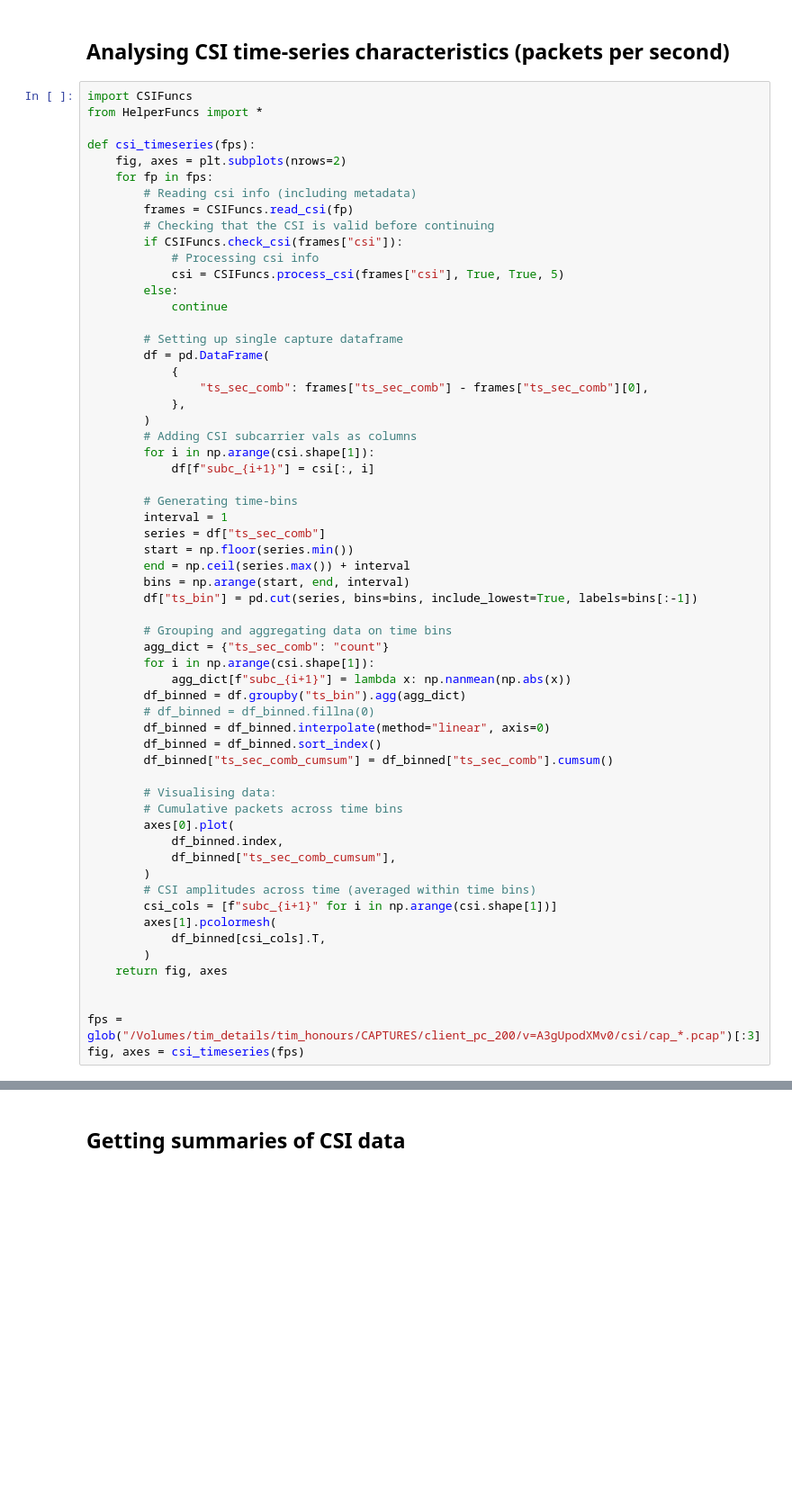
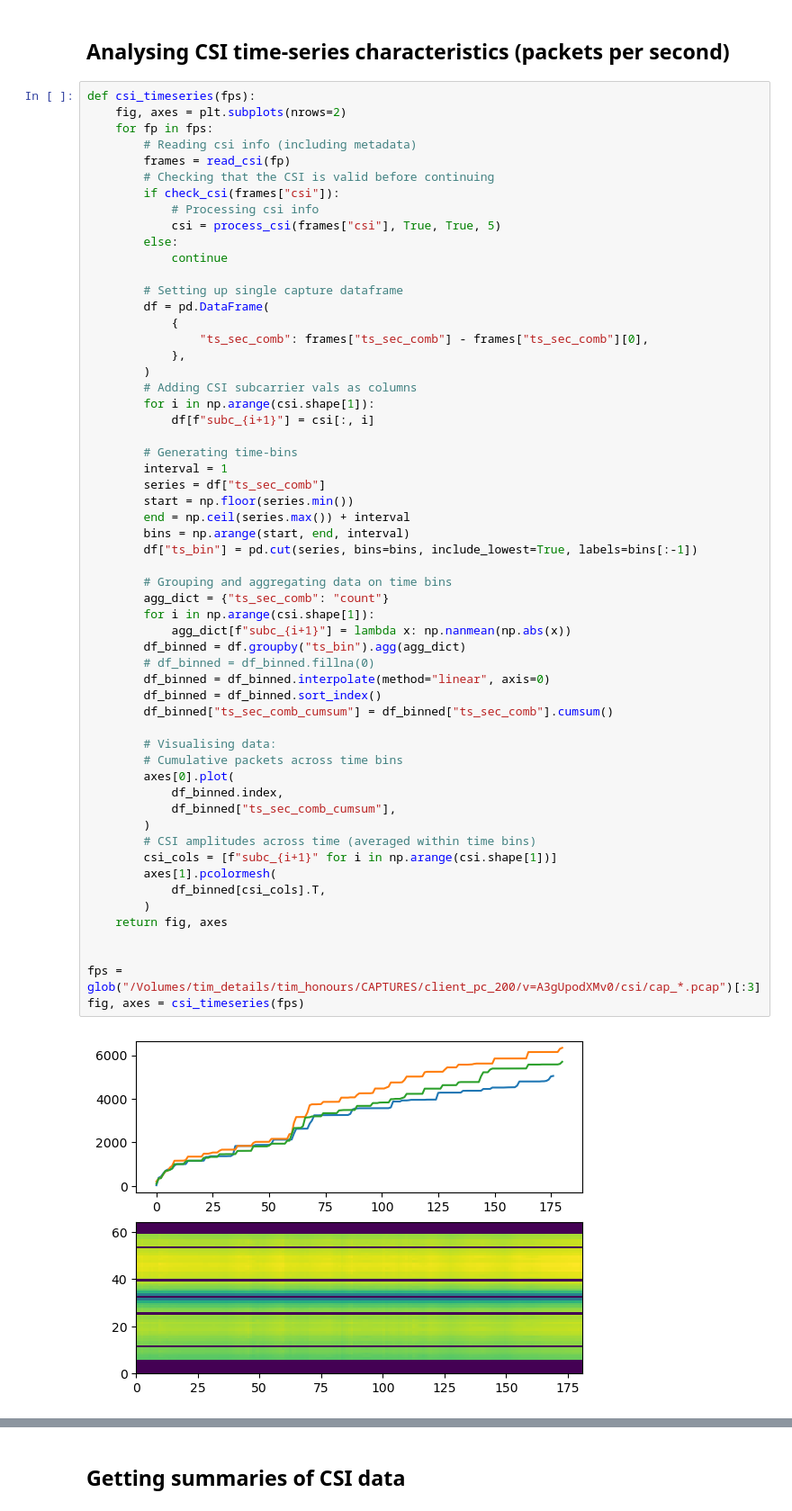
Before and after one commit to tlee08/XL-NTA_honours_dev, a Jupyter notebook: 2_analyse/analyse_csi.ipynb, the cells around one changed output, grey strips where cells are left out. Shown at 90% size. Saved outputs shown, nothing was run; the diff lists cells and outputs as text; blank space fills up the shorter version.

```diff
--- a/2_analyse/analyse_csi.ipynb
+++ b/2_analyse/analyse_csi.ipynb
@@ -120,18 +84,15 @@ Length: 132, dtype: object
 # %% [markdown]
 ## Analysing CSI time-series characteristics (packets per second)
 # %%
-import CSIFuncs
-from HelperFuncs import *
-
 def csi_timeseries(fps):
     fig, axes = plt.subplots(nrows=2)
     for fp in fps:
         # Reading csi info (including metadata)
-        frames = CSIFuncs.read_csi(fp)
+        frames = read_csi(fp)
         # Checking that the CSI is valid before continuing
-        if CSIFuncs.check_csi(frames["csi"]):
+        if check_csi(frames["csi"]):
             # Processing csi info
-            csi = CSIFuncs.process_csi(frames["csi"], True, True, 5)
+            csi = process_csi(frames["csi"], True, True, 5)
         else:
             continue
 
@@ -152,30 +113,32 @@ def csi_timeseries(fps):
         end = np.ceil(series.max()) + interval
         bins = np.arange(start, end, interval)
         df["ts_bin"] = pd.cut(series, bins=bins, include_lowest=True, labels=bins[:-1])
 
         # Grouping and aggregating data on time bins
         agg_dict = {"ts_sec_comb": "count"}
         for i in np.arange(csi.shape[1]):
             agg_dict[f"subc_{i+1}"] = lambda x: np.nanmean(np.abs(x))
         df_binned = df.groupby("ts_bin").agg(agg_dict)
         # df_binned = df_binned.fillna(0)
         df_binned = df_binned.interpolate(method="linear", axis=0)
         df_binned = df_binned.sort_index()
         df_binned["ts_sec_comb_cumsum"] = df_binned["ts_sec_comb"].cumsum()
 
         # Visualising data:
         # Cumulative packets across time bins
         axes[0].plot(
             df_binned.index,
             df_binned["ts_sec_comb_cumsum"],
         )
         # CSI amplitudes across time (averaged within time bins)
         csi_cols = [f"subc_{i+1}" for i in np.arange(csi.shape[1])]
         axes[1].pcolormesh(
             df_binned[csi_cols].T,
         )
     return fig, axes
 
 
 fps = glob("/Volumes/tim_details/tim_honours/CAPTURES/client_pc_200/v=A3gUpodXMv0/csi/cap_*.pcap")[:3]
 fig, axes = csi_timeseries(fps)
+# %% [output]
+[figure, added]
```
Also changed, not shown: parts of 6 cells of this notebook, 4 other files.
